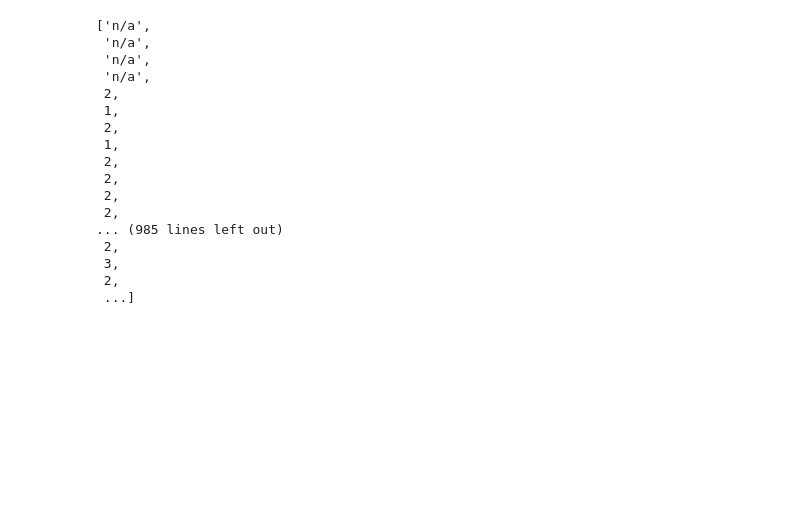
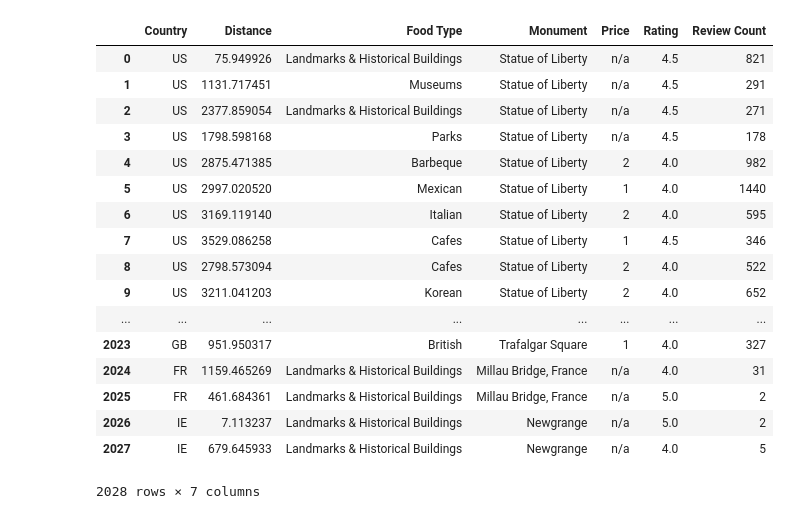
Before and after one commit to mu13j/Tourist-Traps, a Jupyter notebook: Monument Latitude and Longitudes.ipynb, the cells around one changed output. Cells and saved outputs as stored; diff of their text form; code cells hidden in the pictures; blank space fills up the shorter version.

```diff
--- a/Monument Latitude and Longitudes.ipynb
+++ b/Monument Latitude and Longitudes.ipynb
@@ -14,22 +15,22 @@ monuments=['Statue of Liberty','Eiffel Tower','Big Ben','Leaning Tower of Pisa',
 # %%
-#Don't Run This. It takes forever.
-lats=[]
-longs=[]
-counter=0
-for i in monuments:
-        # Target city
-    target_city = i
+#Don't Run This. It takes forever. Also saved data in pickle file
+#lats=[]
+#longs=[]
+#counter=0
+#for i in monuments:
+#        # Target city
+#    target_city = i
 
     # Build the endpoint URL
-    target_url = "https://maps.googleapis.com/maps/api/geocode/json?" \
-    "address=%s&key=%s" % (target_city, gkey)
-    geo_data = requests.get(target_url).json()
+#    target_url = "https://maps.googleapis.com/maps/api/geocode/json?" \
+#    "address=%s&key=%s" % (target_city, gkey)
+#    geo_data = requests.get(target_url).json()
 
     # Print the json
-    counter+=1
-    try:
-        lats.append(geo_data['results'][0]['geometry']['location']['lat'])
-        longs.append(geo_data['results'][0]['geometry']['location']['lng'])
-    except:
-        print(counter)
-        break
+#    counter+=1
+#    try:
+#        lats.append(geo_data['results'][0]['geometry']['location']['lat'])
+#        longs.append(geo_data['results'][0]['geometry']['location']['lng'])
+#    except:
+#        print(counter)
+#        break
@@ -83,25 +100,25 @@ b['businesses'][15]
 # %%
 e={'Distance':dist,'Price':price,'Country':country,'Rating':rating,'Review Count':reviewcount,'Monument':monument,'Food Type':types}
 f=pd.DataFrame(e)
+f
+# %% [output]
+|  | Country | Distance | Food Type | Monument | Price | Rating | Review Count |
+| 0 | US | 75.949926 | Landmarks & Historical Buildings | Statue of Liberty | n/a | 4.5 | 821 |
+| 1 | US | 1131.717451 | Museums | Statue of Liberty | n/a | 4.5 | 291 |
+| 2 | US | 2377.859054 | Landmarks & Historical Buildings | Statue of Liberty | n/a | 4.5 | 271 |
+| 3 | US | 1798.598168 | Parks | Statue of Liberty | n/a | 4.5 | 178 |
+| 4 | US | 2875.471385 | Barbeque | Statue of Liberty | 2 | 4.0 | 982 |
+| 5 | US | 2997.020520 | Mexican | Statue of Liberty | 1 | 4.0 | 1440 |
+| 6 | US | 3169.119140 | Italian | Statue of Liberty | 2 | 4.0 | 595 |
+| 7 | US | 3529.086258 | Cafes | Statue of Liberty | 1 | 4.5 | 346 |
+| 8 | US | 2798.573094 | Cafes | Statue of Liberty | 2 | 4.0 | 522 |
+| 9 | US | 3211.041203 | Korean | Statue of Liberty | 2 | 4.0 | 652 |
+| ... | ... | ... | ... | ... | ... | ... | ... |
+| 2023 | GB | 951.950317 | British | Trafalgar Square | 1 | 4.0 | 327 |
+| 2024 | FR | 1159.465269 | Landmarks & Historical Buildings | Millau Bridge, France | n/a | 4.0 | 31 |
+| 2025 | FR | 461.684361 | Landmarks & Historical Buildings | Millau Bridge, France | n/a | 5.0 | 2 |
+| 2026 | IE | 7.113237 | Landmarks & Historical Buildings | Newgrange | n/a | 5.0 | 2 |
+| 2027 | IE | 679.645933 | Landmarks & Historical Buildings | Newgrange | n/a | 4.0 | 5 |
+2028 rows × 7 columns
 # %%
 f.to_csv('betterdata.csv')
-# %%
-prices
-# %% [output]
-['n/a',
- 'n/a',
- 'n/a',
- 'n/a',
- 2,
- 1,
- 2,
- 1,
- 2,
- 2,
- 2,
- 2,
-... (985 lines left out)
- 2,
- 3,
- 2,
- ...]
```
Also changed, not shown: parts of 21 cells of this notebook, 3 other files.
